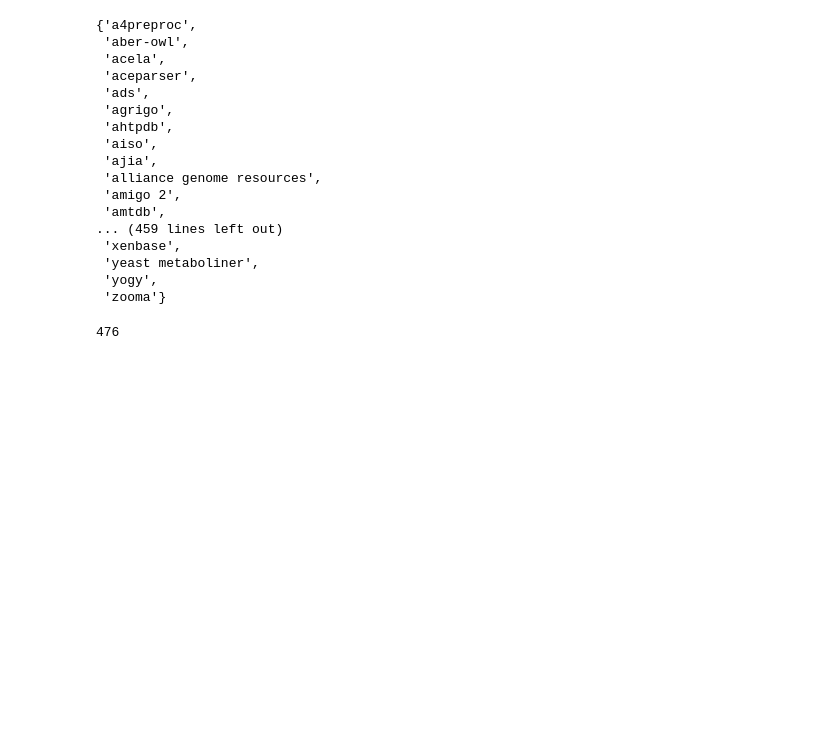
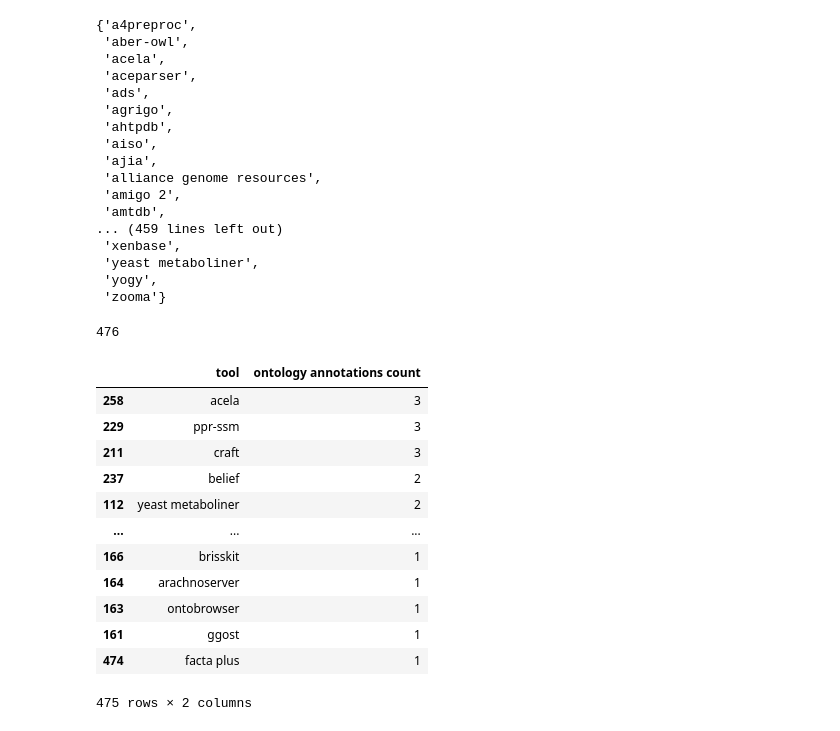
Before and after one commit to FAIRplus/WP3_FAIR_tooling, a Jupyter notebook: tool_discovery/biotools_API_querying.ipynb, the cells around one changed output. Cells and saved outputs as stored; diff of their text form; code cells hidden in the pictures; blank space fills up the shorter version.

```diff
--- a/tool_discovery/biotools_API_querying.ipynb
+++ b/tool_discovery/biotools_API_querying.ipynb
@@ -412,0 +441,24 @@ len(all_ontology_tools)
+# %%
+matches_tools = {}
+for tool in list(all_ontology_tools):
+    matches = 0
+    for l in tools_per_term_ontology.values():
+        if tool in list(l):
+            matches += 1
+    matches_tools[tool] = matches
+
+pd.DataFrame(list(matches_tools.items()), columns= ['tool','ontology annotations count']).sort_values('ontology annotations count', ascending=False)
+# %% [output]
+|  | tool | ontology annotations count |
+| 258 | acela | 3 |
+| 229 | ppr-ssm | 3 |
+| 211 | craft | 3 |
+| 237 | belief | 2 |
+| 112 | yeast metaboliner | 2 |
+| ... | ... | ... |
+| 166 | brisskit | 1 |
+| 164 | arachnoserver | 1 |
+| 163 | ontobrowser | 1 |
+| 161 | ggost | 1 |
+| 474 | facta plus | 1 |
+475 rows × 2 columns
```
Also changed, not shown: parts of 3 cells of this notebook.
